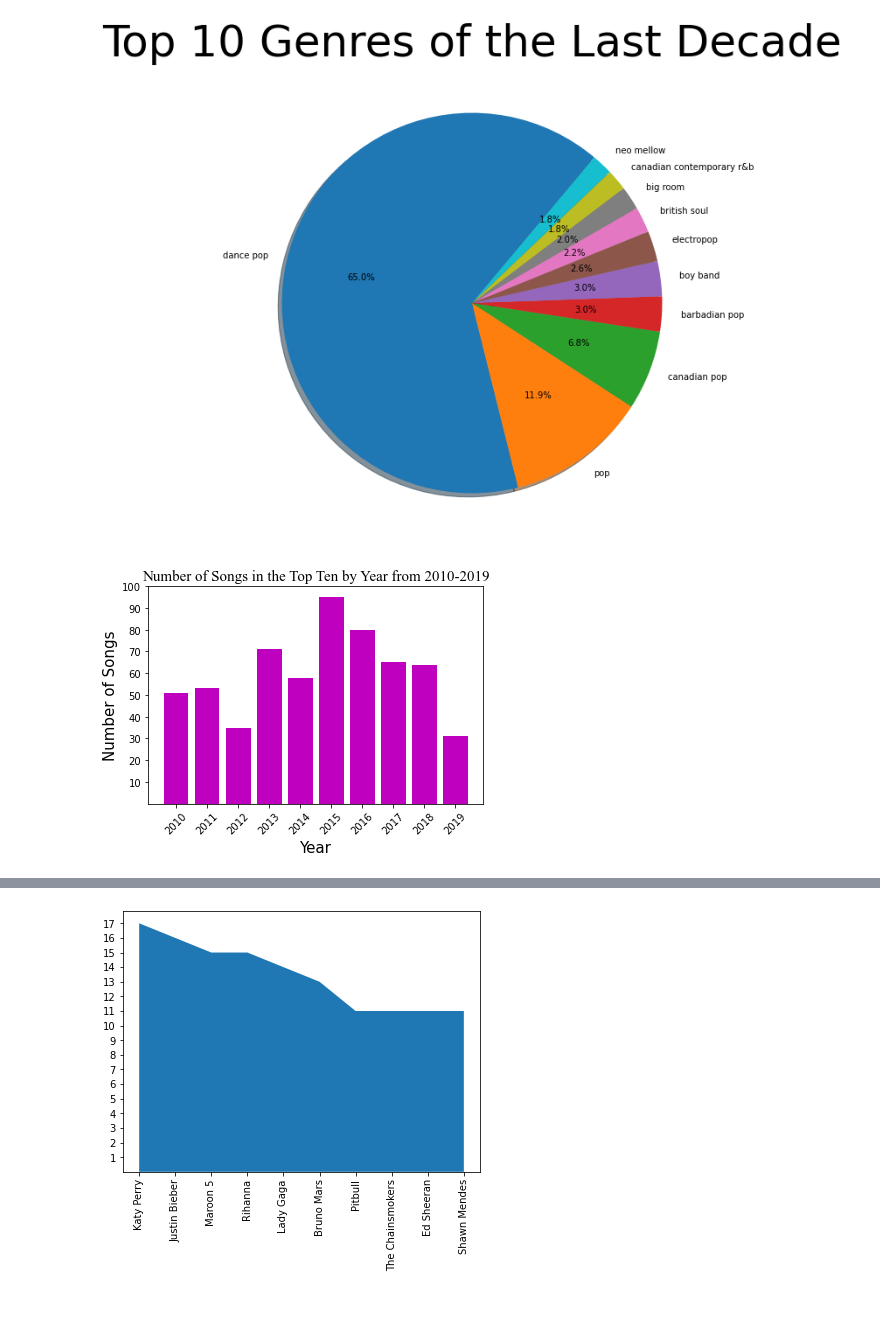
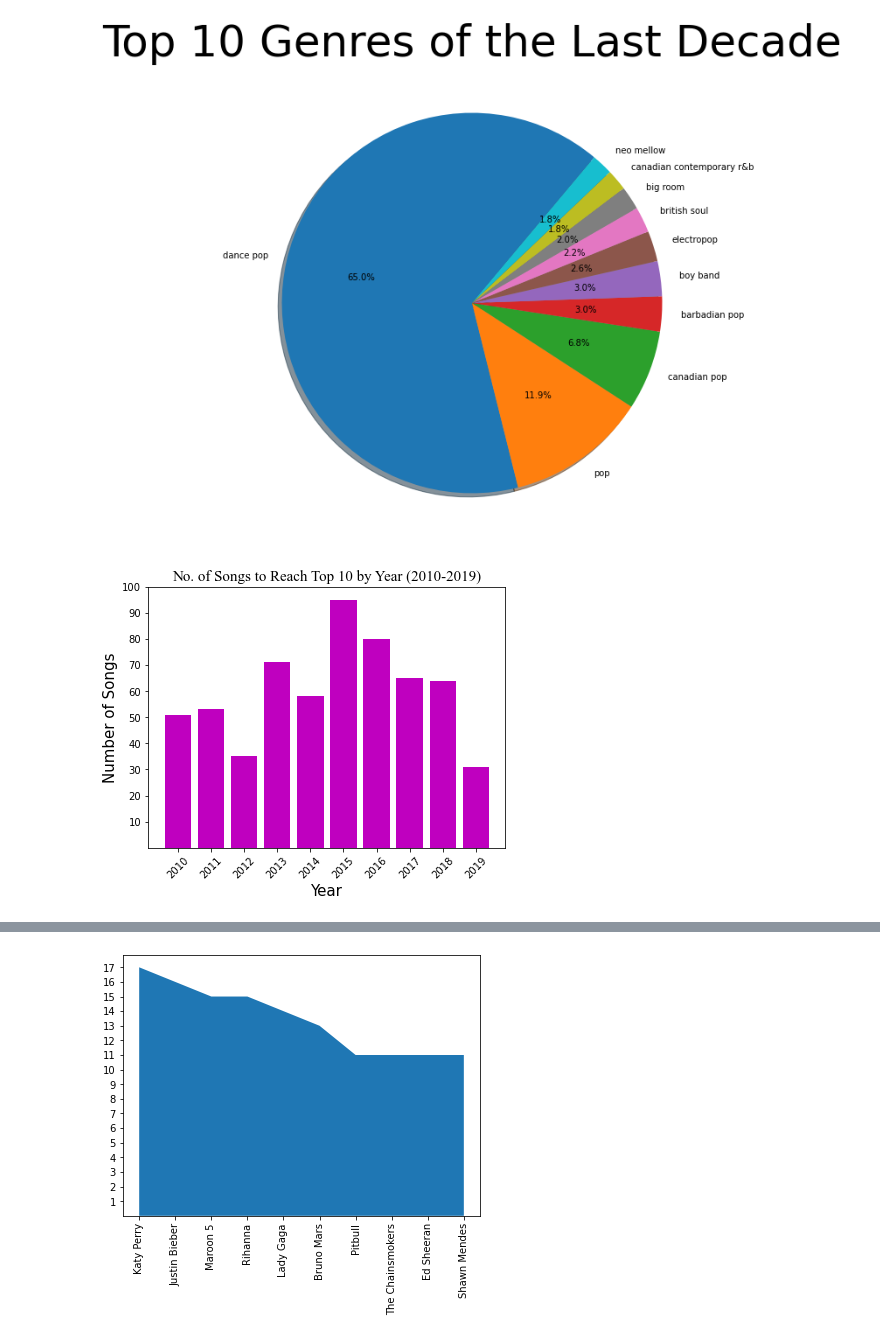
Before and after one commit to jvalliere/CMPS240-final-project, a Jupyter notebook: CMPS240_final_project.ipynb, the cells around one changed output, grey strips where cells are left out. Drawn from its saved outputs; the diff is of its cells as text; code cells hidden in the pictures; blank space fills up the shorter version.

```diff
--- a/CMPS240_final_project.ipynb
+++ b/CMPS240_final_project.ipynb
@@ -82,20 +84,21 @@ plt.show()
 # %%
 #Bar graph of how many songs reached top 10 per year
 songs_per_year = top10s['year'].groupby(top10s['year']).count()
 songs_per_year = songs_per_year.to_frame()
 songs_per_year.columns = ['n']
 songs_per_year.reset_index(inplace = True)
 songs_per_year.columns = ['year','n']
+
 plt.bar(songs_per_year.year, songs_per_year.n, color = 'm')
 plt.xticks(songs_per_year.year, rotation = 45)
 plt.yticks([10, 20, 30, 40, 50, 60, 70, 80, 90, 100])
-plt.title('Number of Songs in the Top Ten by Year from 2010-2019', fontsize=15, fontname='Times New Roman')
+plt.title('No. of Songs to Reach Top 10 by Year (2010-2019)', fontsize=15, fontname='Times New Roman')
 plt.xlabel("Year", fontsize = 15)
 plt.ylabel("Number of Songs", fontsize = 15)
 plt.rcParams["figure.figsize"] = [6.4, 4.8]
 plt.show()
 # %% [output]
-[figure, old version]
+[figure, new version]
 # %%
 #Visualization of bpm, nrgy, dnce, etc.
 #scatter plot for bpm(and maybe others)? Look for clustering
```
Also changed, not shown: parts of 7 cells of this notebook.
